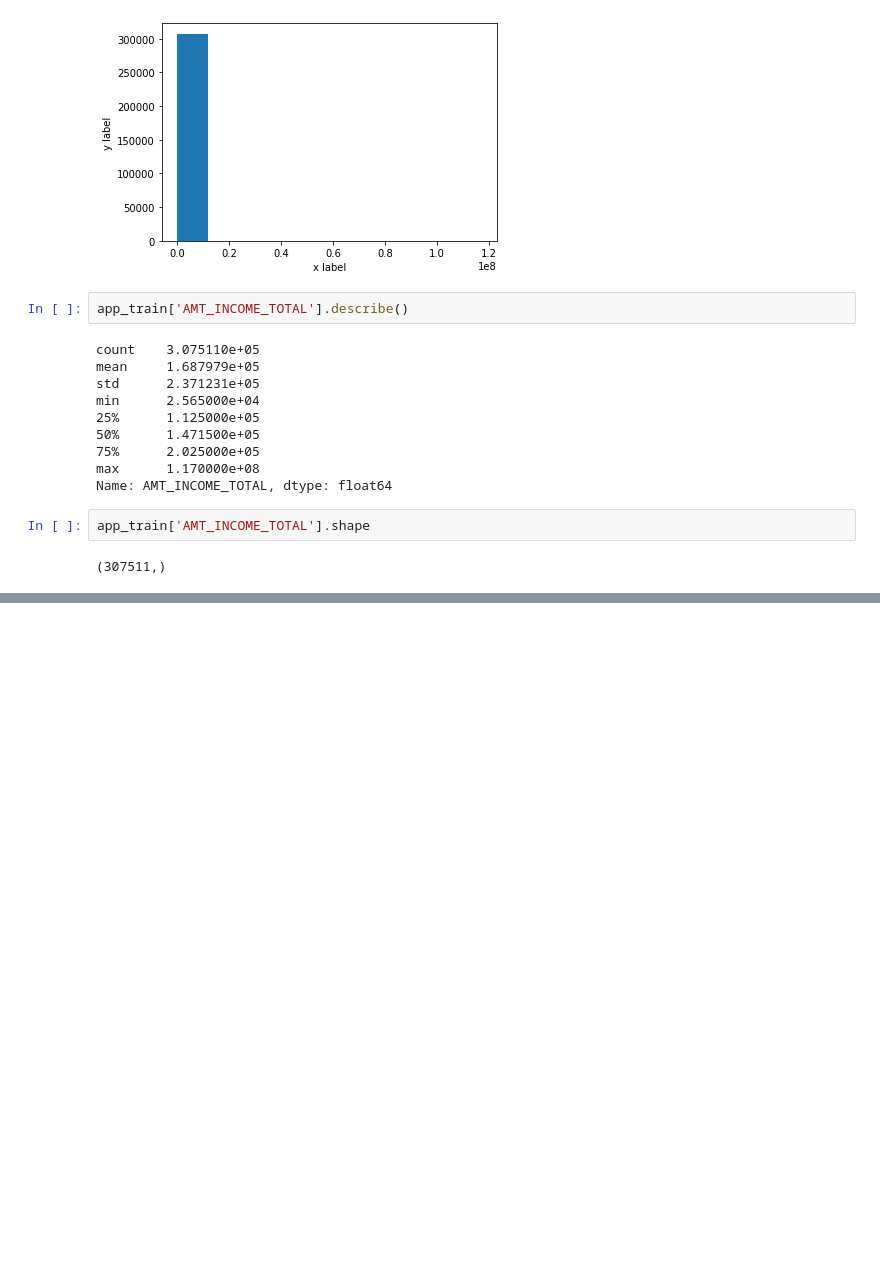
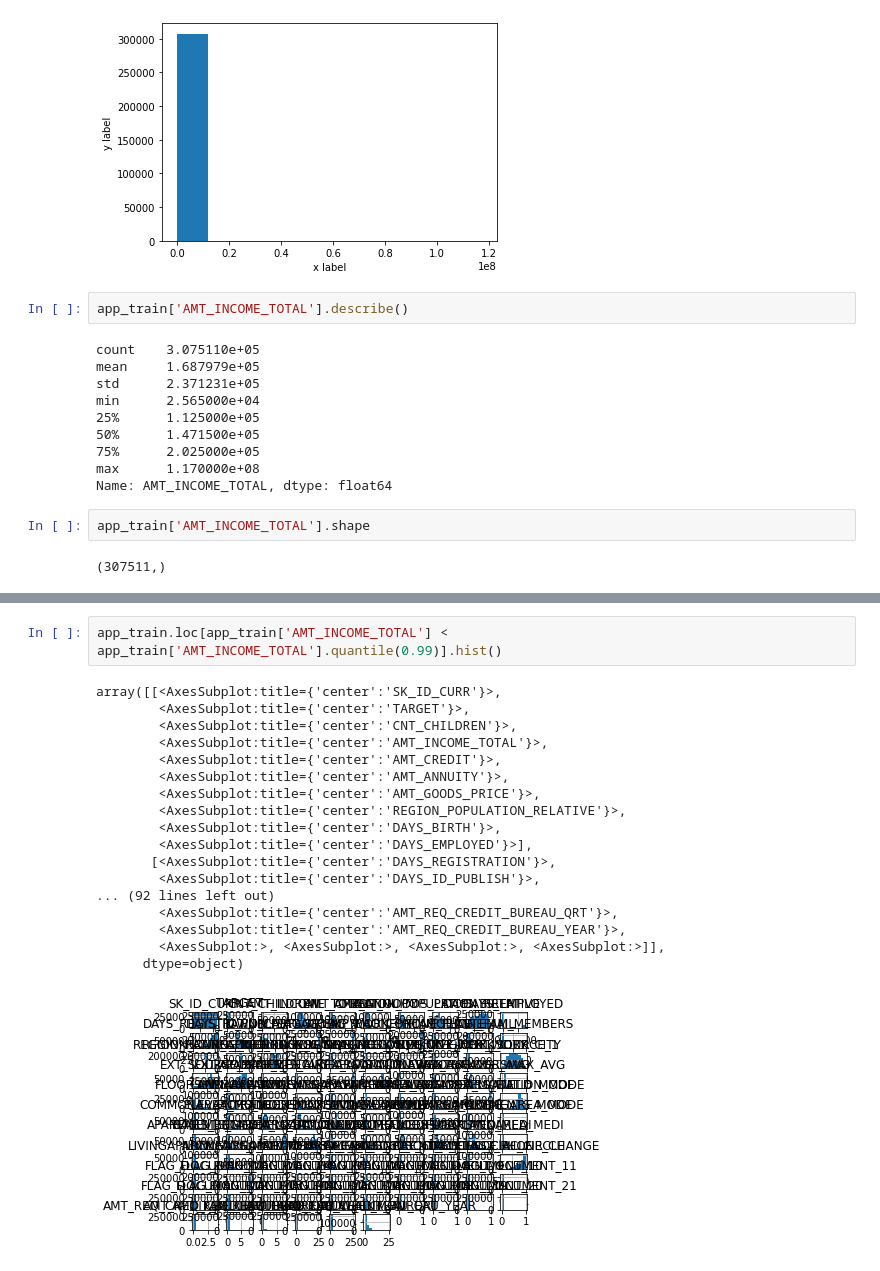
Before and after one commit to aaron0319/1st-DL-CVMarathon, a Jupyter notebook: Day_008_HW.ipynb, the cells around one changed output, grey strips where cells are left out. Cells and saved outputs as stored; diff of their text form; blank space fills up the shorter version.

```diff
--- a/Day_008_HW.ipynb
+++ b/Day_008_HW.ipynb
@@ -99,0 +135,21 @@ app_train['AMT_INCOME_TOTAL'].shape
+# %%
+app_train.loc[app_train['AMT_INCOME_TOTAL'] < app_train['AMT_INCOME_TOTAL'].quantile(0.99)].hist()
+# %% [output]
+array([[<AxesSubplot:title={'center':'SK_ID_CURR'}>,
+        <AxesSubplot:title={'center':'TARGET'}>,
+        <AxesSubplot:title={'center':'CNT_CHILDREN'}>,
+        <AxesSubplot:title={'center':'AMT_INCOME_TOTAL'}>,
+        <AxesSubplot:title={'center':'AMT_CREDIT'}>,
+        <AxesSubplot:title={'center':'AMT_ANNUITY'}>,
+        <AxesSubplot:title={'center':'AMT_GOODS_PRICE'}>,
+        <AxesSubplot:title={'center':'REGION_POPULATION_RELATIVE'}>,
+        <AxesSubplot:title={'center':'DAYS_BIRTH'}>,
+        <AxesSubplot:title={'center':'DAYS_EMPLOYED'}>],
+       [<AxesSubplot:title={'center':'DAYS_REGISTRATION'}>,
+        <AxesSubplot:title={'center':'DAYS_ID_PUBLISH'}>,
+... (92 lines left out)
+        <AxesSubplot:title={'center':'AMT_REQ_CREDIT_BUREAU_QRT'}>,
+        <AxesSubplot:title={'center':'AMT_REQ_CREDIT_BUREAU_YEAR'}>,
+        <AxesSubplot:>, <AxesSubplot:>, <AxesSubplot:>, <AxesSubplot:>]],
+      dtype=object)
+[figure, added]
```
Also changed, not shown: parts of 5 cells of this notebook.
